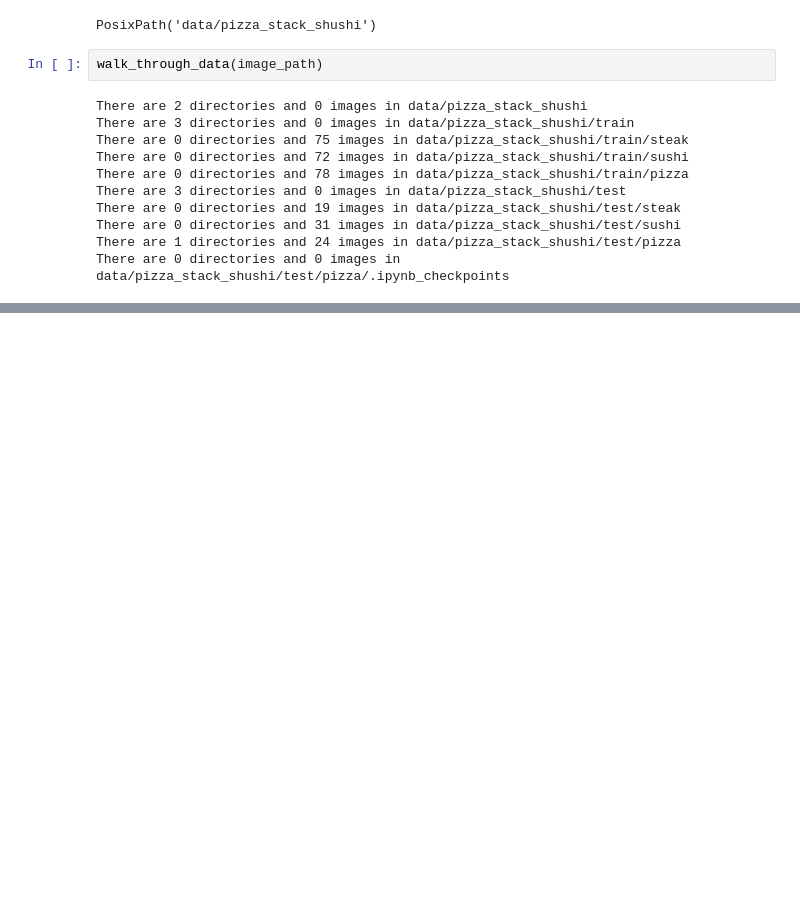
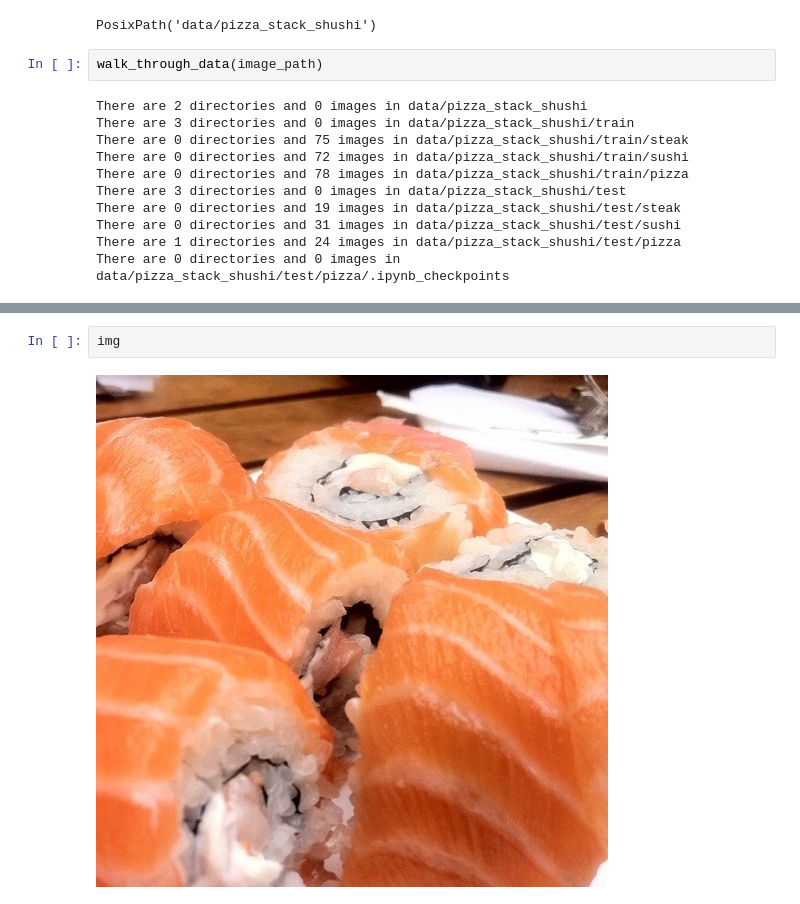
Before and after one commit to Imran1hp/Food-Recognition-Deep-Learning-model, a Jupyter notebook: Food_recognition_Deep_Learning.ipynb, the cells around one changed output, grey strips where cells are left out. Saved outputs shown, nothing was run; the diff lists cells and outputs as text; blank space fills up the shorter version.

```diff
--- a/Food_recognition_Deep_Learning.ipynb
+++ b/Food_recognition_Deep_Learning.ipynb
@@ -59,0 +111,4 @@ There are 0 directories and 0 images in data/pizza_stack_shushi/test/pizza/.ipyn
+# %%
+img
+# %% [output]
+[figure, added]
```
Also changed, not shown: parts of 3 cells of this notebook.
